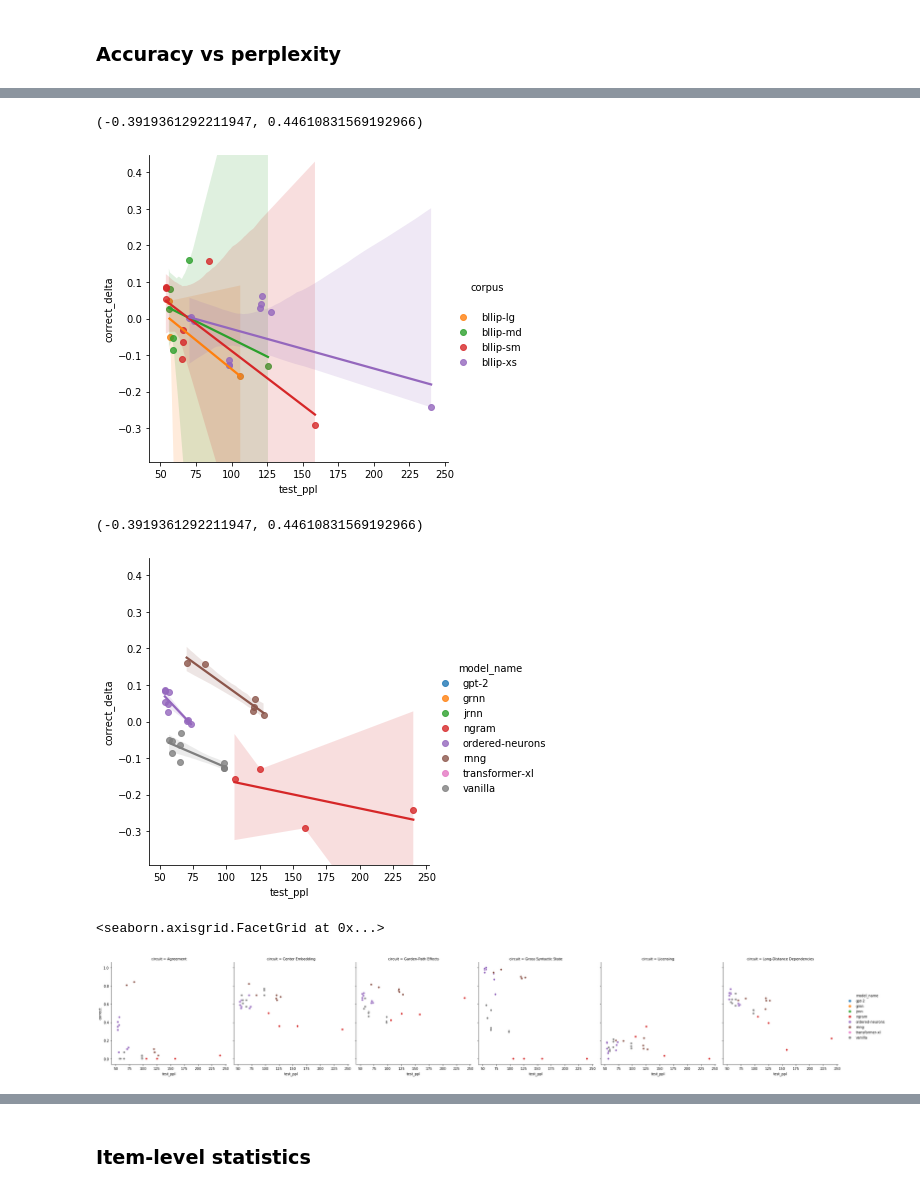
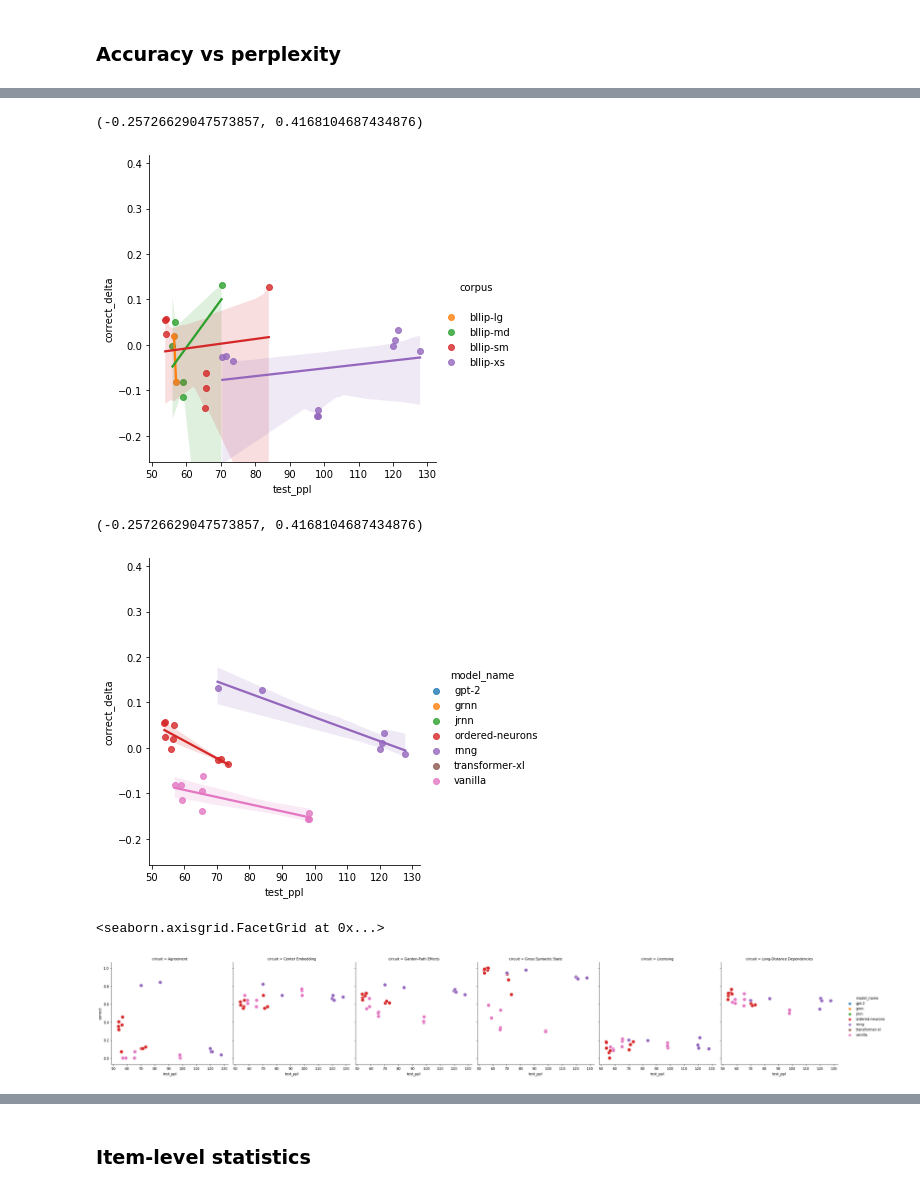
Before and after one commit to cpllab/syntactic-generalization, a Jupyter notebook: notebooks/main.ipynb, the cells around one changed output, grey strips where cells are left out. Drawn from its saved outputs; the diff is of its cells as text; code cells hidden in the pictures.

Commit message:
plot everything without ngram

```diff
--- a/notebooks/main.ipynb
+++ b/notebooks/main.ipynb
@@ -34,7 +34,7 @@ tag_to_circuit = {tag: circuit
 # %%
 # Exclusions
 exclude_suite_re = re.compile(r"^fgd-embed[34]|^gardenpath|^nn-nv")
-exclude_models = ["1gram", "ngram-no-rand"]
+exclude_models = ["1gram", "ngram", "ngram-no-rand"]
 # %%
 ngram_models = ["ngram", "ngram-single"]
 # %%
@@ -386,20 +384,20 @@ g = sns.lmplot(data=joined_data, x="test_ppl", y="correct_delta",
                hue="corpus", truncate=True)
 g.ax.set_ylim((joined_data.correct_delta.min() - 0.1, joined_data.correct_delta.max() + 0.1))
 # %% [output]
-(-0.3919361292211947, 0.44610831569192966)
+(-0.25726629047573857, 0.4168104687434876)
-[figure, old version]
+[figure, new version]
 # %%
 g = sns.lmplot(data=joined_data, x="test_ppl", y="correct_delta",
                hue="model_name", truncate=True)
 g.ax.set_ylim((joined_data.correct_delta.min() - 0.1, joined_data.correct_delta.max() + 0.1))
 # %% [output]
-(-0.3919361292211947, 0.44610831569192966)
+(-0.25726629047573857, 0.4168104687434876)
-[figure, old version]
+[figure, new version]
 # %%
 g = sns.FacetGrid(data=joined_data_circuits, col="circuit", height=5)
 g.map(sns.scatterplot, "test_ppl", "correct", "model_name",
-      hue_order=model_order)
+      hue_order=model_order, s=100)
 g.add_legend()
 # %% [output]
 <seaborn.axisgrid.FacetGrid at 0x...>
-[figure, old version]
+[figure, new version]
```
Also changed, not shown: parts of 25 cells of this notebook, 1 other file.
